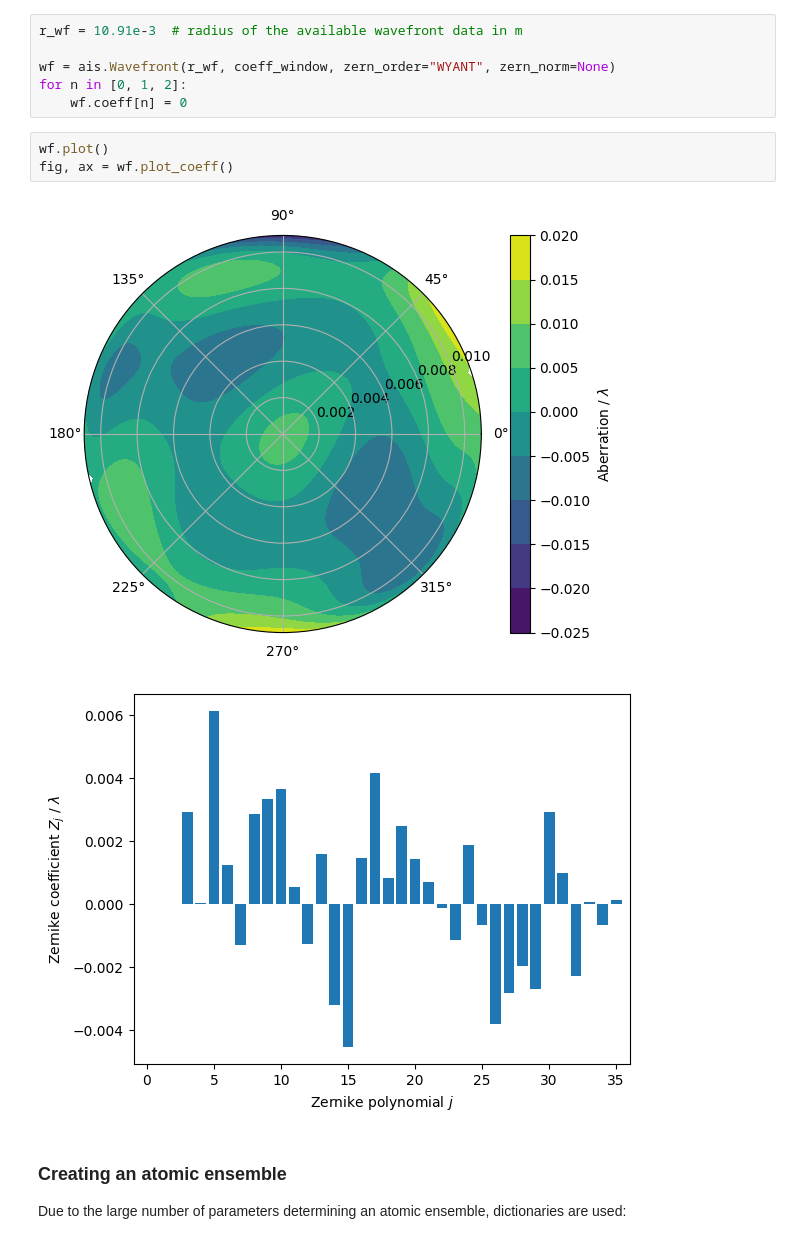
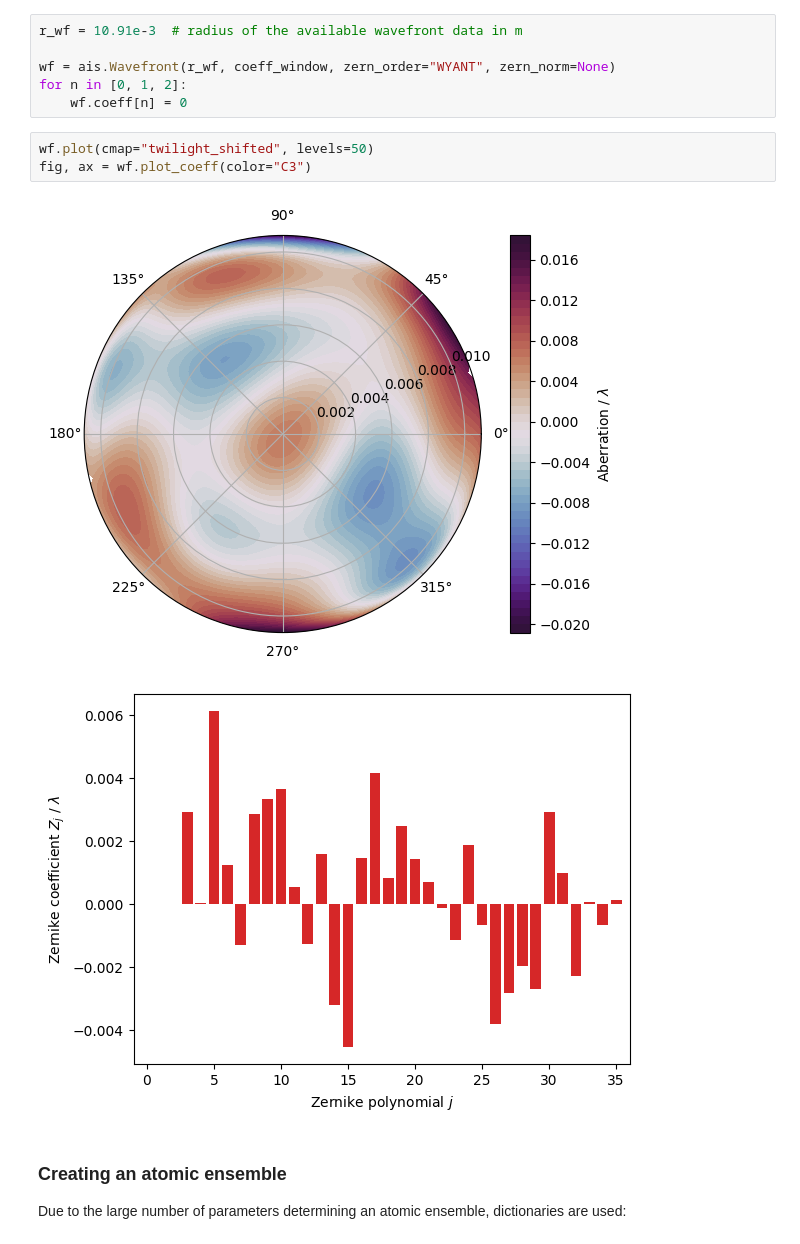
Before and after one commit to bleykauf/aisim, a Jupyter notebook: docs/examples/wavefront-aberrations.ipynb, the cells around one changed output. Drawn from its saved outputs; the diff is of its cells as text.

Commit message:
Enhance plotting functions to accept colormap and additional keyword arguments

```diff
--- a/docs/examples/wavefront-aberrations.ipynb
+++ b/docs/examples/wavefront-aberrations.ipynb
@@ -33,11 +33,11 @@ wf = ais.Wavefront(r_wf, coeff_window, zern_order="WYANT", zern_norm=None)
 for n in [0, 1, 2]:
     wf.coeff[n] = 0
 # %%
-wf.plot()
-fig, ax = wf.plot_coeff()
+wf.plot(cmap="twilight_shifted", levels=50)
+fig, ax = wf.plot_coeff(color="C3")
 # %% [output]
-[figure, old version]
+[figure, new version]
-[figure, old version]
+[figure, new version]
 # %% [markdown]
 ### Creating an atomic ensemble
 
```
Also changed, not shown: 1 other file.
